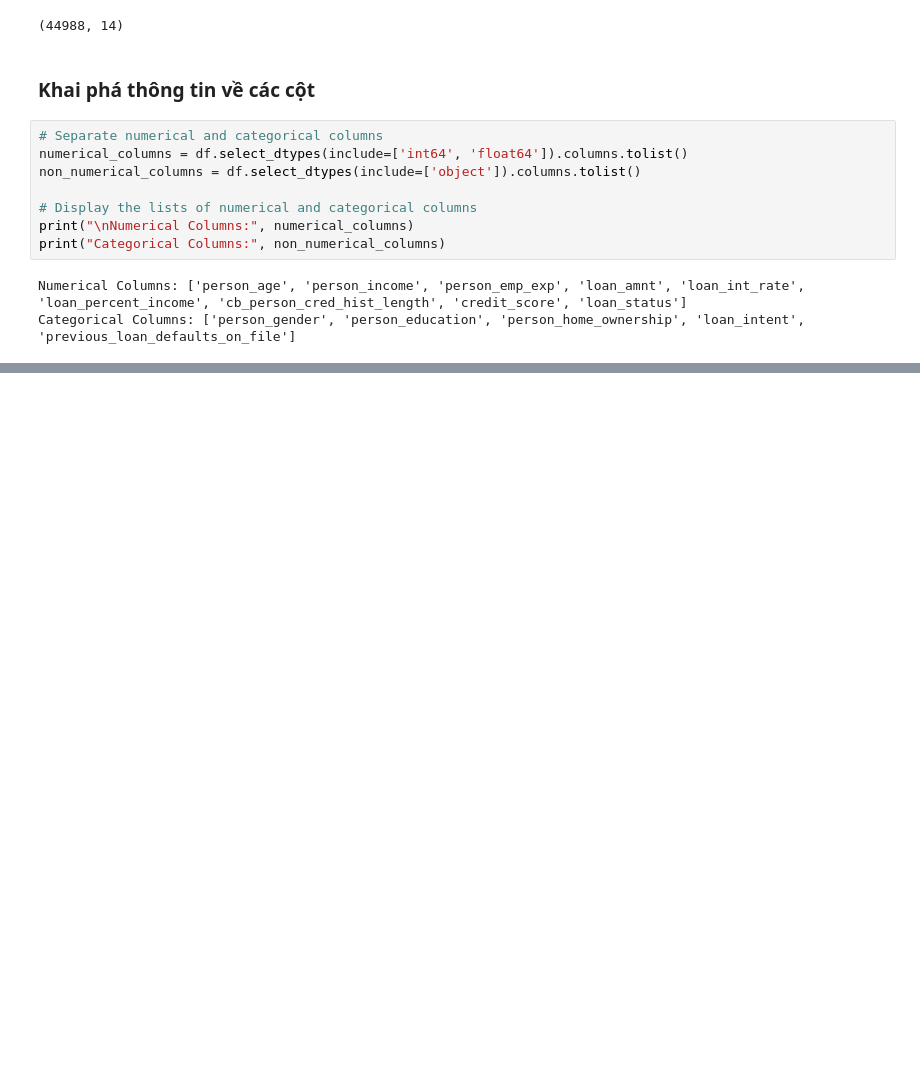
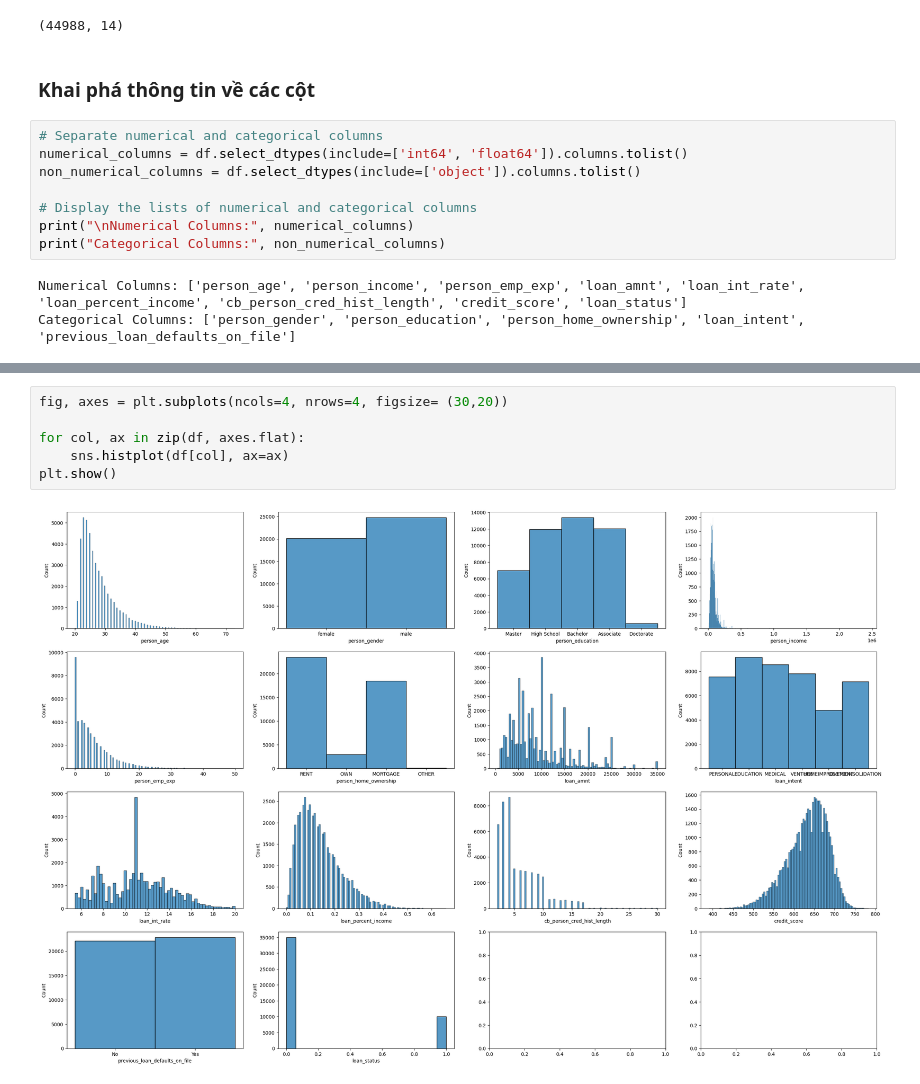
Before and after one commit to phatcao285/Loan_Prediction_ML, a Jupyter notebook: Prediction.ipynb, the cells around one changed output, grey strips where cells are left out. Saved outputs shown, nothing was run; the diff lists cells and outputs as text; blank space fills up the shorter version.

```diff
--- a/Prediction.ipynb
+++ b/Prediction.ipynb
@@ -176,0 +218,8 @@ Categorical Columns: ['person_gender', 'person_education', 'person_home_ownershi
+# %%
+fig, axes = plt.subplots(ncols=4, nrows=4, figsize= (30,20))
+
+for col, ax in zip(df, axes.flat):
+    sns.histplot(df[col], ax=ax)
+plt.show()
+# %% [output]
+[figure, added]
```
Also changed, not shown: parts of 54 cells of this notebook, 1 other file.
